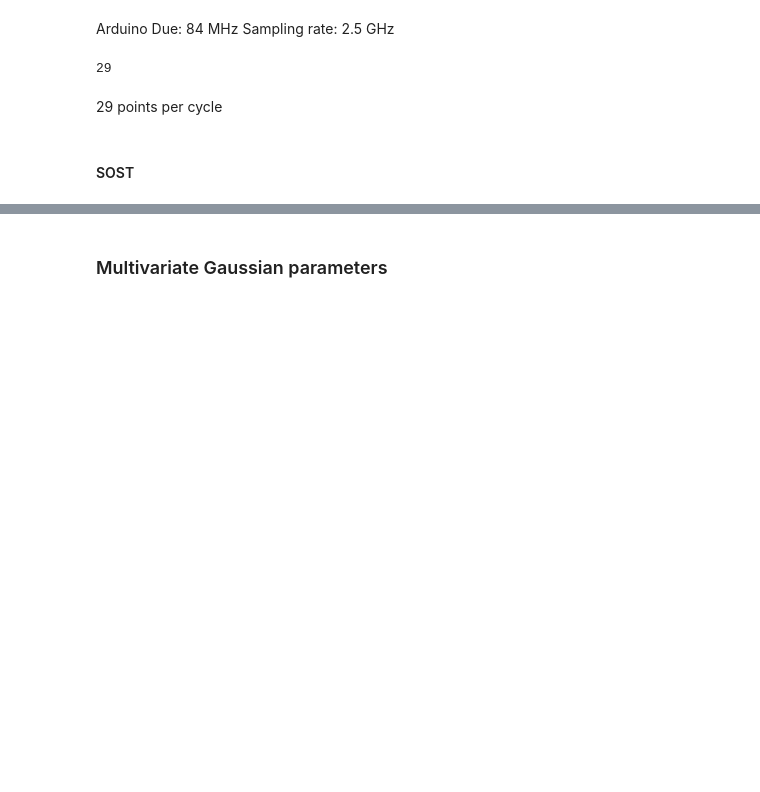
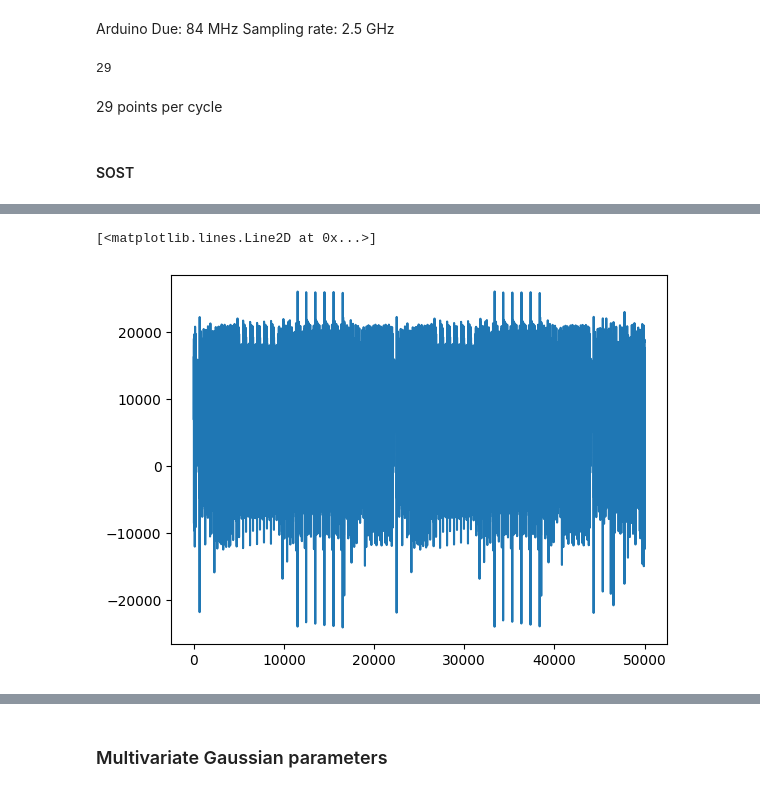
Before and after one commit to Pace222/Elisabeth-b4-SCA, a Jupyter notebook: side_channel_attack/template_attack.ipynb, the cells around one changed output, grey strips where cells are left out. Cells and saved outputs as stored; diff of their text form; code cells hidden in the pictures; blank space fills up the shorter version.

```diff
--- a/side_channel_attack/template_attack.ipynb
+++ b/side_channel_attack/template_attack.ipynb
@@ -93,2 +147,7 @@ f, template_means = signal_strength_and_template_means_per_index(seeds_train[0],
+# %%
+plt.plot(template_means[13, 2, 1])
+# %% [output]
+[<matplotlib.lines.Line2D at 0x...>]
+[figure, added]
 # %%
 #interesting_points_per_index = np.array([i + np.argmax(f[..., i:i+SAMPLES_PER_CYCLE], axis=-1) for i in range(0, f.shape[-1], SAMPLES_PER_CYCLE)]).transpose(1, 2, 0)
```
Also changed, not shown: parts of 29 cells of this notebook.
